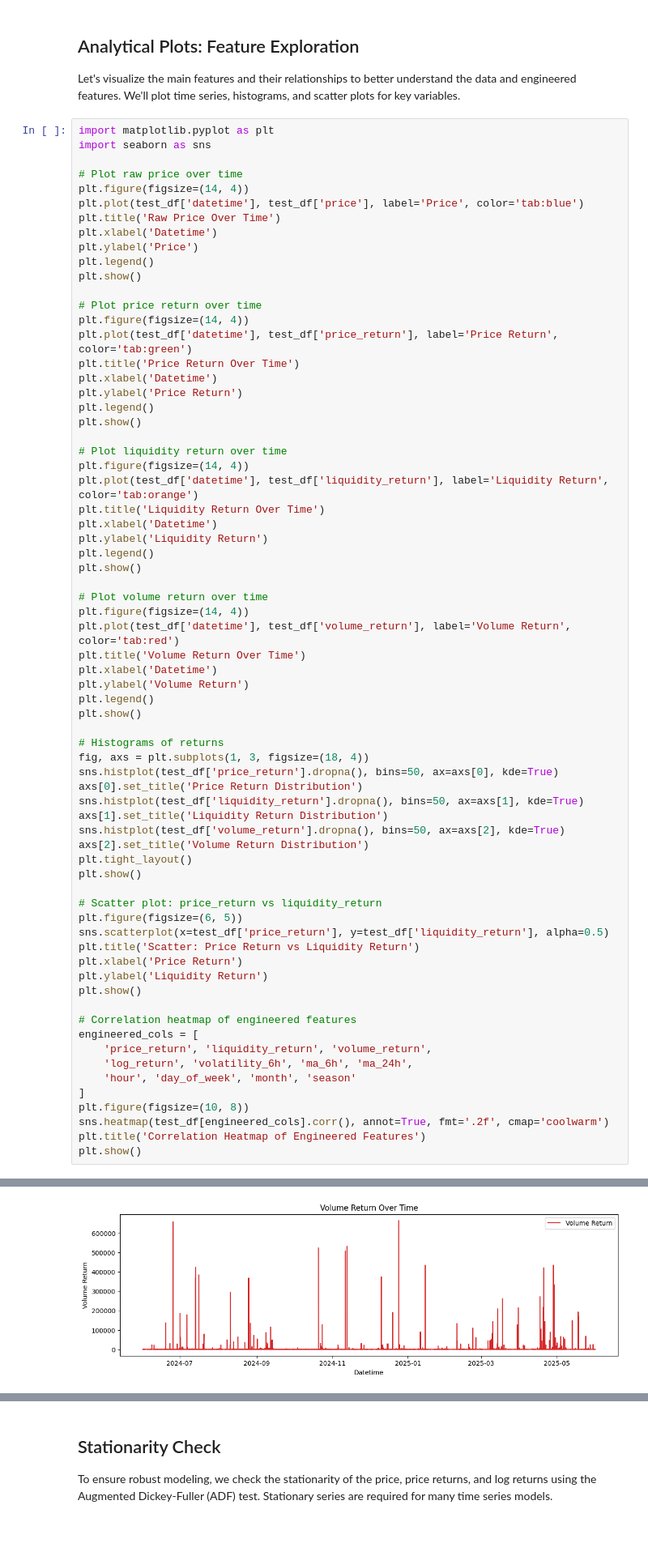
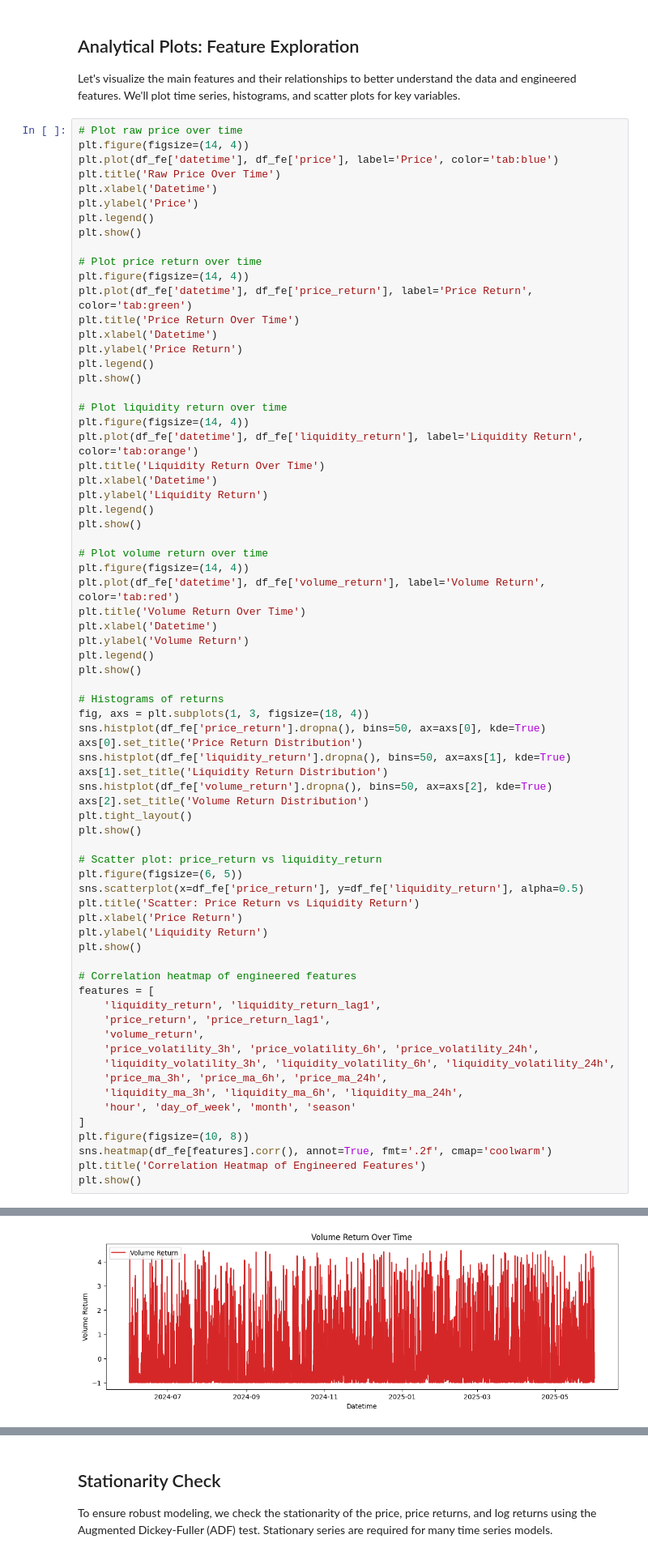
Before and after one commit to janmarxen/amm-risk-lab, a Jupyter notebook: scripts/plv_model_prototype_2.ipynb, the cells around one changed output, grey strips where cells are left out. Shown at 81% size. Saved outputs shown, nothing was run; the diff lists cells and outputs as text; blank space fills up the shorter version.

```diff
--- a/scripts/plv_model_prototype_2.ipynb
+++ b/scripts/plv_model_prototype_2.ipynb
@@ -200,12 +196,9 @@ test_df = feature_engineering(test_df)
 
 Let's visualize the main features and their relationships to better understand the data and engineered features. We'll plot time series, histograms, and scatter plots for key variables.
 # %%
-import matplotlib.pyplot as plt
-import seaborn as sns
-
 # Plot raw price over time
 plt.figure(figsize=(14, 4))
-plt.plot(test_df['datetime'], test_df['price'], label='Price', color='tab:blue')
+plt.plot(df_fe['datetime'], df_fe['price'], label='Price', color='tab:blue')
 plt.title('Raw Price Over Time')
 plt.xlabel('Datetime')
 plt.ylabel('Price')
@@ -214,7 +207,7 @@ plt.show()
 
 # Plot price return over time
 plt.figure(figsize=(14, 4))
-plt.plot(test_df['datetime'], test_df['price_return'], label='Price Return', color='tab:green')
+plt.plot(df_fe['datetime'], df_fe['price_return'], label='Price Return', color='tab:green')
 plt.title('Price Return Over Time')
 plt.xlabel('Datetime')
 plt.ylabel('Price Return')
@@ -223,7 +216,7 @@ plt.show()
 
 # Plot liquidity return over time
 plt.figure(figsize=(14, 4))
-plt.plot(test_df['datetime'], test_df['liquidity_return'], label='Liquidity Return', color='tab:orange')
+plt.plot(df_fe['datetime'], df_fe['liquidity_return'], label='Liquidity Return', color='tab:orange')
 plt.title('Liquidity Return Over Time')
 plt.xlabel('Datetime')
 plt.ylabel('Liquidity Return')
@@ -232,7 +225,7 @@ plt.show()
 
 # Plot volume return over time
 plt.figure(figsize=(14, 4))
-plt.plot(test_df['datetime'], test_df['volume_return'], label='Volume Return', color='tab:red')
+plt.plot(df_fe['datetime'], df_fe['volume_return'], label='Volume Return', color='tab:red')
 plt.title('Volume Return Over Time')
 plt.xlabel('Datetime')
 plt.ylabel('Volume Return')
@@ -241,31 +234,36 @@ plt.show()
 
 # Histograms of returns
 fig, axs = plt.subplots(1, 3, figsize=(18, 4))
-sns.histplot(test_df['price_return'].dropna(), bins=50, ax=axs[0], kde=True)
+sns.histplot(df_fe['price_return'].dropna(), bins=50, ax=axs[0], kde=True)
 axs[0].set_title('Price Return Distribution')
-sns.histplot(test_df['liquidity_return'].dropna(), bins=50, ax=axs[1], kde=True)
+sns.histplot(df_fe['liquidity_return'].dropna(), bins=50, ax=axs[1], kde=True)
 axs[1].set_title('Liquidity Return Distribution')
-sns.histplot(test_df['volume_return'].dropna(), bins=50, ax=axs[2], kde=True)
+sns.histplot(df_fe['volume_return'].dropna(), bins=50, ax=axs[2], kde=True)
 axs[2].set_title('Volume Return Distribution')
 plt.tight_layout()
 plt.show()
 
 # Scatter plot: price_return vs liquidity_return
 plt.figure(figsize=(6, 5))
-sns.scatterplot(x=test_df['price_return'], y=test_df['liquidity_return'], alpha=0.5)
+sns.scatterplot(x=df_fe['price_return'], y=df_fe['liquidity_return'], alpha=0.5)
 plt.title('Scatter: Price Return vs Liquidity Return')
 plt.xlabel('Price Return')
 plt.ylabel('Liquidity Return')
 plt.show()
 
 # Correlation heatmap of engineered features
-engineered_cols = [
-    'price_return', 'liquidity_return', 'volume_return',
-    'log_return', 'volatility_6h', 'ma_6h', 'ma_24h',
+features = [
+    'liquidity_return', 'liquidity_return_lag1',
+    'price_return', 'price_return_lag1',
+    'volume_return',
+    'price_volatility_3h', 'price_volatility_6h', 'price_volatility_24h',
+    'liquidity_volatility_3h', 'liquidity_volatility_6h', 'liquidity_volatility_24h',
+    'price_ma_3h', 'price_ma_6h', 'price_ma_24h',
+    'liquidity_ma_3h', 'liquidity_ma_6h', 'liquidity_ma_24h',
     'hour', 'day_of_week', 'month', 'season'
 ]
 plt.figure(figsize=(10, 8))
-sns.heatmap(test_df[engineered_cols].corr(), annot=True, fmt='.2f', cmap='coolwarm')
+sns.heatmap(df_fe[features].corr(), annot=True, fmt='.2f', cmap='coolwarm')
 plt.title('Correlation Heatmap of Engineered Features')
 plt.show()
 # %% [output]
@@ -275 +273 @@ plt.show()
-[figure, old version]
+[figure, new version]
```
Also changed, not shown: parts of 27 cells of this notebook.
